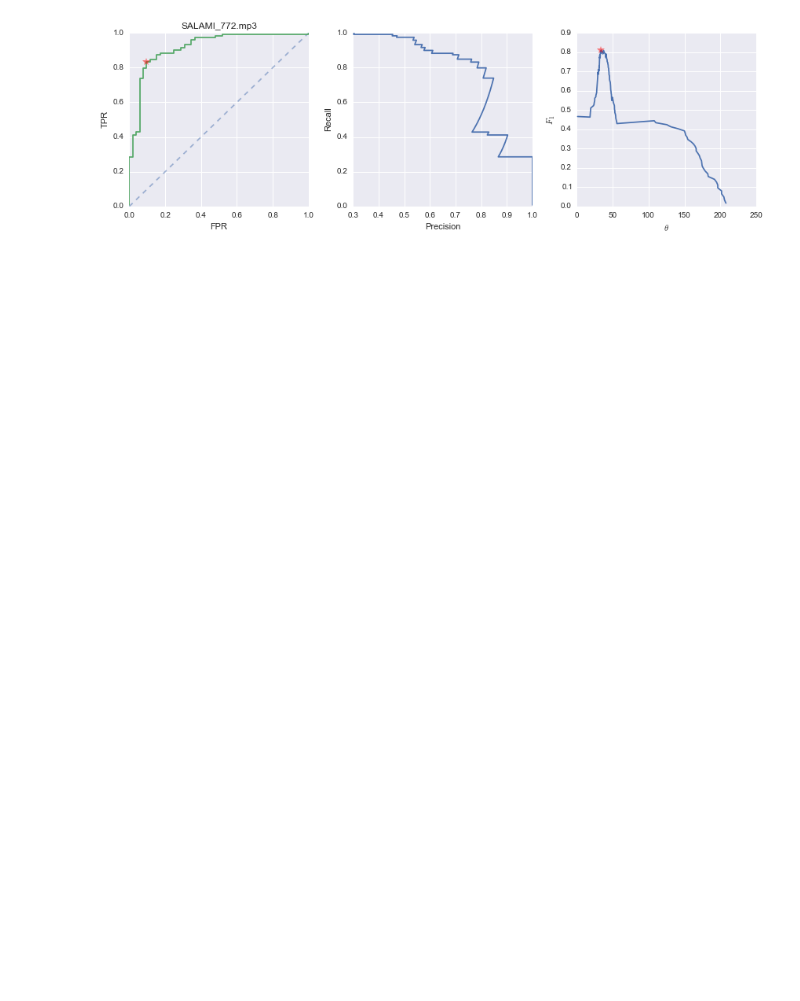
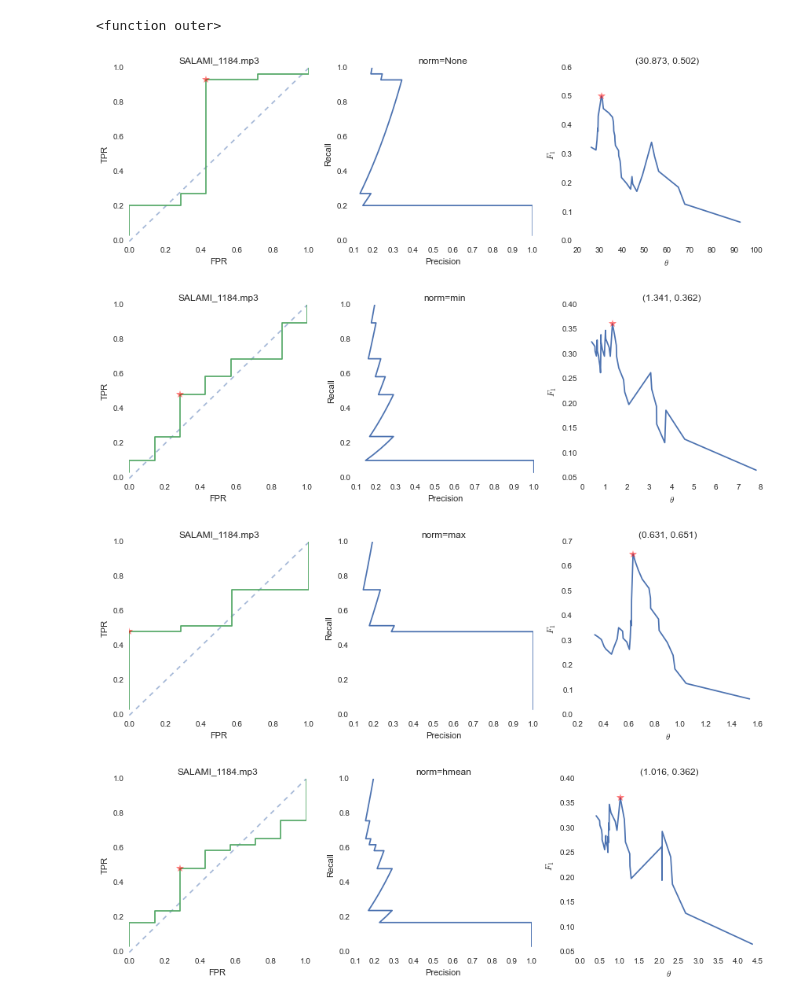
Before and after one commit to urinieto/similarity_classification, a Jupyter notebook: notes/Repetition detection threshold.ipynb, the cells around one changed output. Saved outputs shown, nothing was run; the diff lists cells and outputs as text; code cells hidden in the pictures; blank space fills up the shorter version.

```diff
--- a/notes/Repetition detection threshold.ipynb
+++ b/notes/Repetition detection threshold.ipynb
@@ -15,5 +19,9 @@ seaborn.set(style='darkgrid')
+# %%
+np.add.outer
+# %% [output]
+<function outer>
 # %%
-def plot_curve(file='', intervals=None, labels=None, scores=None):
+def plot_curve(file='', intervals=None, labels=None, scores=None, norm=None):
 
     label_agreement = np.zeros((len(labels), len(labels)), dtype=bool)
 
@@ -22,13 +30,33 @@ def plot_curve(file='', intervals=None, labels=None, scores=None):
             label_agreement[i, j] = (labels[i] == labels[j])
             label_agreement[j, i] = label_agreement[i, j]
 
-    # FIXME: suppress the diagonal
-    # ... or throw out the bottom triangle
+    time_norm = 1
+
+    durations = np.diff(intervals, axis=1).ravel()
+
+    if norm == 'min':
+        time_norm = np.minimum.outer(durations, durations)
+
+    elif norm == 'max':
+        time_norm = np.maximum.outer(durations, durations)
+
+    elif norm == 'hmean':
+        time_norm = 2./np.add.outer(durations, durations)
+        time_norm *= np.multiply.outer(durations, durations)
+
+    # TODO: have the label agreement index out nan-valued scores
+
+    scores = scores / time_norm
+
     label_agreement[np.tril_indices_from(label_agreement, k=0)] = False
+
+    label_agreement[~np.isfinite(scores)] = False
 
     label_disagreement = ~label_agreement
 
     label_disagreement[np.tril_indices_from(label_disagreement, k=0)] = False
+
+    label_disagreement[~np.isfinite(scores)] = False
 
     tp_scores = scores[label_agreement]
     fp_scores = scores[label_disagreement]
@@ -69,6 +97,7 @@ def plot_curve(file='', intervals=None, labels=None, scores=None):
     plt.plot(precision, recall)
     plt.xlabel('Precision')
     plt.ylabel('Recall')
+    plt.title('norm={}'.format(norm))
 
     plt.subplot(1,3,3)
     plt.plot(thr, fmeasure)
@@ -77,10 +106,19 @@ def plot_curve(file='', intervals=None, labels=None, scores=None):
 
     plt.xlabel(r'$\theta$')
     plt.ylabel('$F_1$')
+    plt.title(r'({:.3f}, {:.3f})'.format(thr[k], fmeasure[k]))
     plt.tight_layout()
+
+    return thr[k]
 # %%
 vars().update(pickle.load(open('../data/scores_datasetESALAMI_levelElarge_scale_distEL2.pk', 'r')))
-# %%
-plot_curve(**file_scores[23])
-# %% [output]
-[figure, removed]
+# %%
+k = 425
+for norm in [None, 'min', 'max', 'hmean']:
+
+    plot_curve(norm=norm, **file_scores[k])
+# %% [output]
+[figure, added]
+[figure, added]
+[figure, added]
+[figure, added]
```
Also changed, not shown: parts of 2 cells of this notebook, 2 other files.
